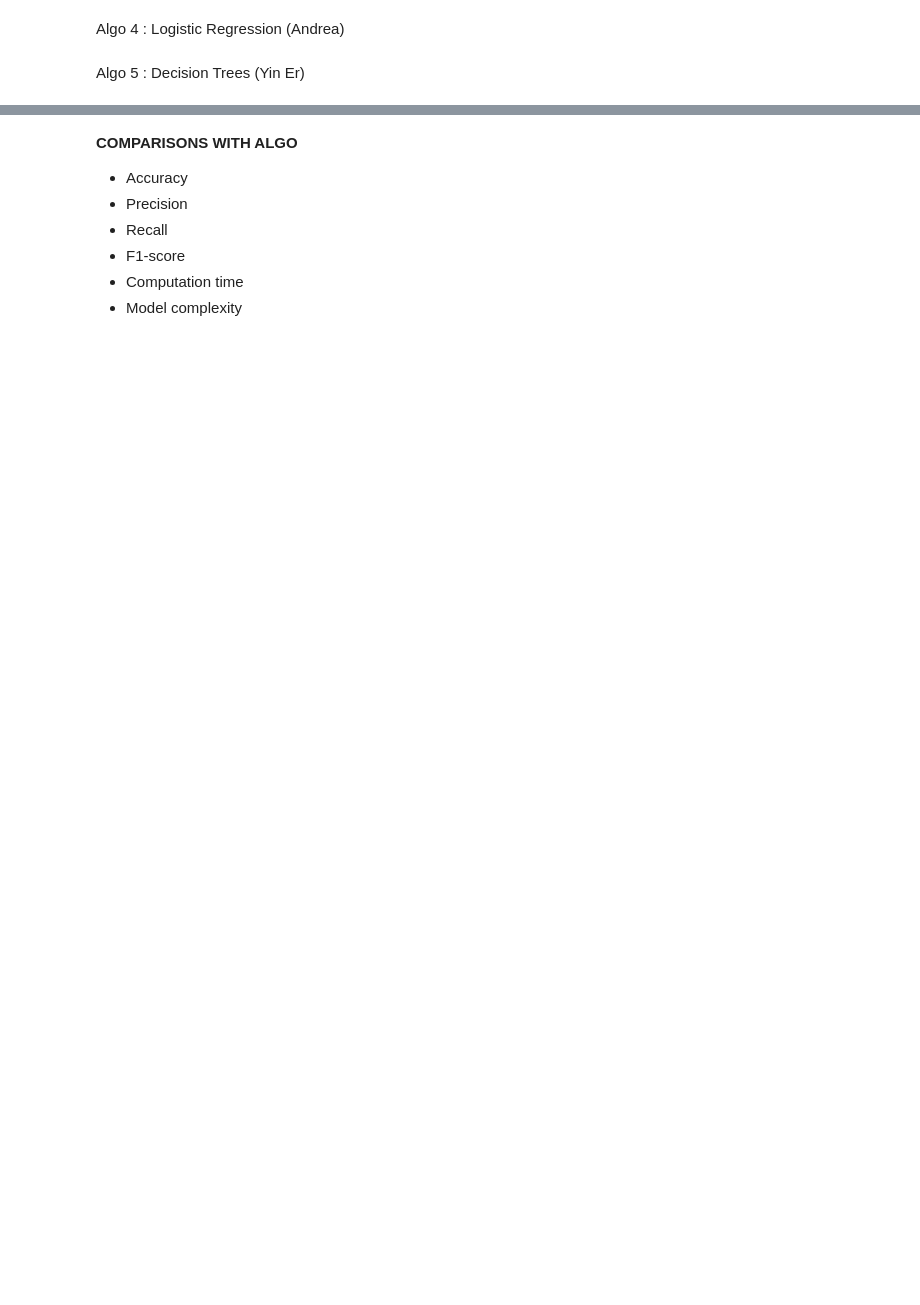
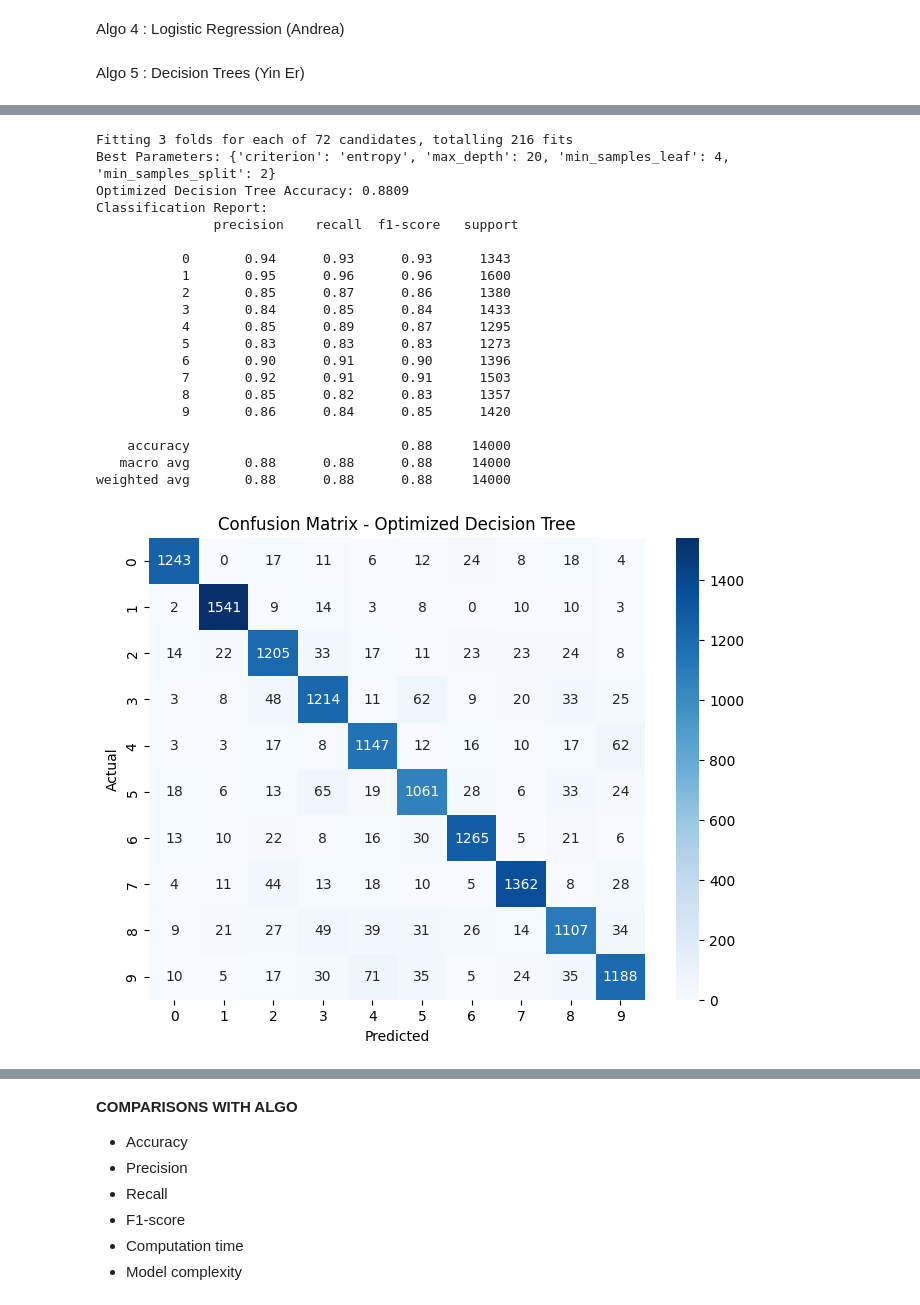
Before and after one commit to Eerraaaa/INF2008ML, a Jupyter notebook: main.ipynb, the cells around one changed output, grey strips where cells are left out. Cells and saved outputs as stored; diff of their text form; code cells hidden in the pictures; blank space fills up the shorter version.

```diff
--- a/main.ipynb
+++ b/main.ipynb
@@ -737,0 +732,61 @@ Algo 5 : Decision Trees (Yin Er)
+# %%
+# Hyperparameter Tuning for Decision Tree
+
+from sklearn.model_selection import GridSearchCV
+
+# Define hyperparameters to tune
+param_grid = {
+    'max_depth': [10, 20, 30, None],
+    'min_samples_split': [2, 5, 10],
+    'min_samples_leaf': [1, 2, 4],
+    'criterion': ['gini', 'entropy']
+}
+
+# Perform Grid Search
+grid_search = GridSearchCV(DecisionTreeClassifier(random_state=42), param_grid, cv=3, n_jobs=-1, verbose=2)
+grid_search.fit(X_train, y_train)
+
+# Retrieve the best model
+best_clf = grid_search.best_estimator_
+print(f"Best Parameters: {grid_search.best_params_}")
+
+# Evaluate the optimized model
+y_pred_optimized = best_clf.predict(X_test)
+
+# Calculate accuracy
+accuracy_optimized = accuracy_score(y_test, y_pred_optimized)
+print(f"Optimized Decision Tree Accuracy: {accuracy_optimized:.4f}")
+
+# Display classification report
+print("Classification Report:\n", classification_report(y_test, y_pred_optimized))
+
+# Confusion matrix visualization
+cm_opt = confusion_matrix(y_test, y_pred_optimized)
+plt.figure(figsize=(8,6))
+sns.heatmap(cm_opt, annot=True, fmt='d', cmap='Blues', xticklabels=range(10), yticklabels=range(10))
+plt.xlabel('Predicted')
+plt.ylabel('Actual')
+plt.title('Confusion Matrix - Optimized Decision Tree')
+plt.show()
+# %% [output]
+Fitting 3 folds for each of 72 candidates, totalling 216 fits
+Best Parameters: {'criterion': 'entropy', 'max_depth': 20, 'min_samples_leaf': 4, 'min_samples_split': 2}
+Optimized Decision Tree Accuracy: 0.8809
+Classification Report:
+               precision    recall  f1-score   support
+
+           0       0.94      0.93      0.93      1343
+           1       0.95      0.96      0.96      1600
+           2       0.85      0.87      0.86      1380
+           3       0.84      0.85      0.84      1433
+           4       0.85      0.89      0.87      1295
+           5       0.83      0.83      0.83      1273
+           6       0.90      0.91      0.90      1396
+           7       0.92      0.91      0.91      1503
+           8       0.85      0.82      0.83      1357
+           9       0.86      0.84      0.85      1420
+
+    accuracy                           0.88     14000
+   macro avg       0.88      0.88      0.88     14000
+weighted avg       0.88      0.88      0.88     14000
+[figure, added]
```
Also changed, not shown: parts of 6 cells of this notebook.
